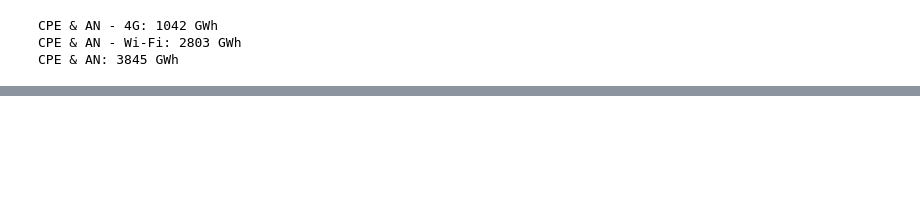
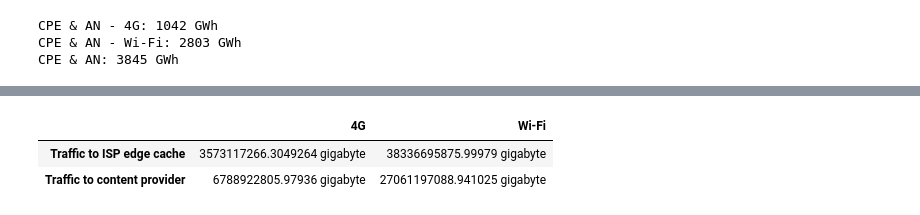
Before and after one commit to davidmytton/paper-video-streaming-network-energy, a Jupyter notebook: model/model.ipynb, the cells around one changed output, grey strips where cells are left out. Cells and saved outputs as stored; diff of their text form; code cells hidden in the pictures; blank space fills up the shorter version.

```diff
--- a/model/model.ipynb
+++ b/model/model.ipynb
@@ -608,0 +622,16 @@ CPE & AN: 3845 GWh
+# %%
+trafficDestination = pd.DataFrame({
+   '4G': {
+        'Traffic to ISP edge cache': trafficPercentISP4G * allUKVideo['Data']['4G'],
+        'Traffic to content provider': trafficPercentFBGOOG4G  * allUKVideo['Data']['4G'],
+   },
+   'Wi-Fi': {
+        'Traffic to ISP edge cache': trafficPercentISPWiFi * allUKVideo['Data']['Wi-Fi'],
+        'Traffic to content provider': trafficPercentFBGOOGWiFi  * allUKVideo['Data']['Wi-Fi'],
+   }
+})
+trafficDestination
+# %% [output]
+|  | 4G | Wi-Fi |
+| Traffic to ISP edge cache | 3573117266.3049264 gigabyte | 38336695875.99979 gigabyte |
+| Traffic to content provider | 6788922805.97936 gigabyte | 27061197088.941025 gigabyte |
```
Also changed, not shown: parts of 11 cells of this notebook.
